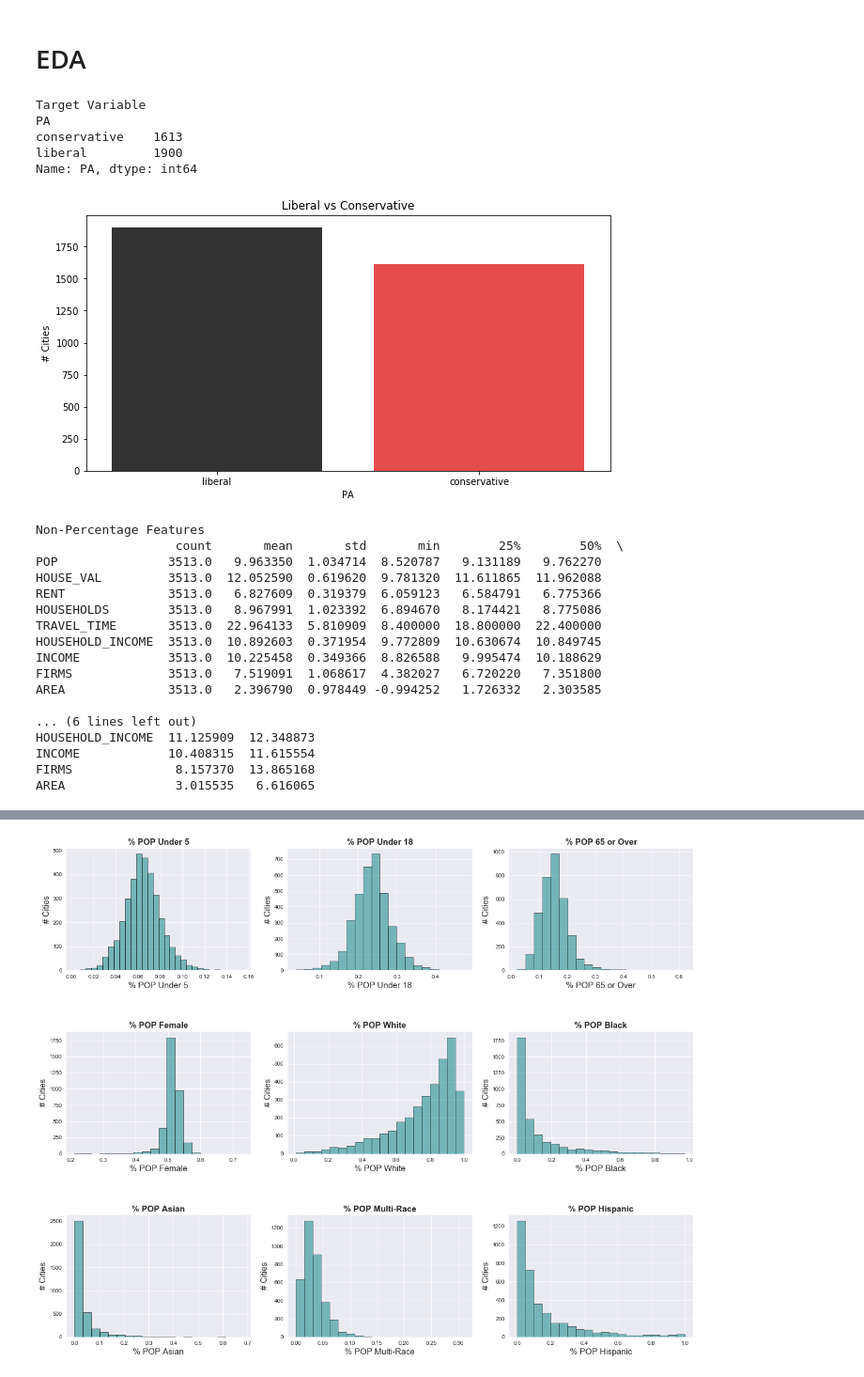
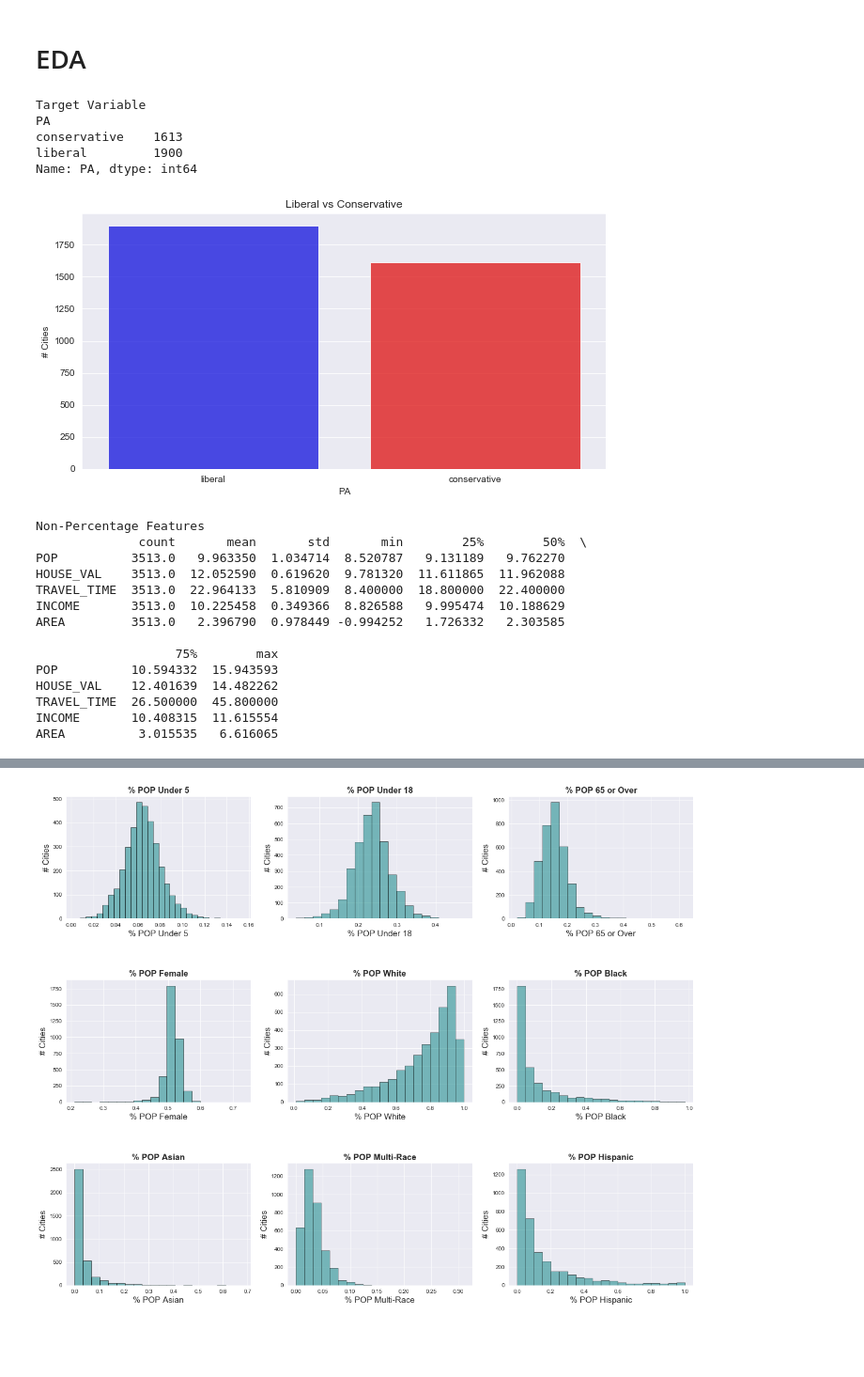
Before and after one commit to CaryMosley/PoliticalAffiliation, a Jupyter notebook: CleanAndEDA.ipynb, the cells around one changed output, grey strips where cells are left out. Shown at 94% size. Drawn from its saved outputs; the diff is of its cells as text; code cells hidden in the pictures; blank space fills up the shorter version.

Commit message:
More graphs

```diff
--- a/CleanAndEDA.ipynb
+++ b/CleanAndEDA.ipynb
@@ -380,7 +384,7 @@ df.shape
 # %% [output]
 (3513, 38)
 # %%
-logs = ['POP','HOUSE_VAL','RENT', 'HOUSES','HOUSEHOLDS','HOUSEHOLD_INCOME','INCOME','FIRMS', 'AREA']
+logs = ['POP','HOUSE_VAL','RENT','HOUSEHOLDS','HOUSEHOLD_INCOME','INCOME','FIRMS', 'AREA']
 for col in logs:
     df[col]=np.log(df[col])
 # %%
@@ -418,0 +434,2 @@ remove_outliers(continuous, df)
+# %%
+df.drop(columns = ['HOUSEHOLDS','FIRMS','OTHER_HOME_LANG','RENT','INTERNET','HOUSEHOLD_INCOME'],inplace=True)
@@ -421,47 +445,43 @@ remove_outliers(continuous, df)
 # %%
 
 # Politics Count
 print('Target Variable')
 print(df.groupby(['PA']).PA.count())
 
 # Target Variable Countplot
 plt.figure(figsize = (10,5))
-sns.countplot(df['PA'], alpha =.80, palette= ['black','red'])
+sns.countplot(df['PA'], alpha =.80, palette= ['blue','red'])
 plt.title('Liberal vs Conservative')
 plt.ylabel('# Cities')
 plt.show()
 # %% [output]
 Target Variable
 PA
 conservative    1613
 liberal         1900
 Name: PA, dtype: int64
-[figure, old version]
+[figure, new version]
 # %%
 
 # Identify non-percentage continuous features
 print('Non-Percentage Features')
-non_percentage = ['POP','HOUSE_VAL','RENT', 'HOUSEHOLDS', 'TRAVEL_TIME',
-                  'HOUSEHOLD_INCOME', 'INCOME','FIRMS','AREA']
+non_percentage = ['POP','HOUSE_VAL', 'TRAVEL_TIME', 'INCOME','AREA']
 print(df[non_percentage].describe().transpose())
 # %% [output]
 Non-Percentage Features
-                   count       mean       std       min        25%        50%  \
-POP               3513.0   9.963350  1.034714  8.520787   9.131189   9.762270
-HOUSE_VAL         3513.0  12.052590  0.619620  9.781320  11.611865  11.962088
-RENT              3513.0   6.827609  0.319379  6.059123   6.584791   6.775366
-HOUSEHOLDS        3513.0   8.967991  1.023392  6.894670   8.174421   8.775086
-TRAVEL_TIME       3513.0  22.964133  5.810909  8.400000  18.800000  22.400000
-HOUSEHOLD_INCOME  3513.0  10.892603  0.371954  9.772809  10.630674  10.849745
-INCOME            3513.0  10.225458  0.349366  8.826588   9.995474  10.188629
-FIRMS             3513.0   7.519091  1.068617  4.382027   6.720220   7.351800
-AREA              3513.0   2.396790  0.978449 -0.994252   1.726332   2.303585
+              count       mean       std       min        25%        50%  \
+POP          3513.0   9.963350  1.034714  8.520787   9.131189   9.762270
+HOUSE_VAL    3513.0  12.052590  0.619620  9.781320  11.611865  11.962088
+TRAVEL_TIME  3513.0  22.964133  5.810909  8.400000  18.800000  22.400000
+INCOME       3513.0  10.225458  0.349366  8.826588   9.995474  10.188629
+AREA         3513.0   2.396790  0.978449 -0.994252   1.726332   2.303585
 
-... (6 lines left out)
-HOUSEHOLD_INCOME  11.125909  12.348873
-INCOME            10.408315  11.615554
-FIRMS              8.157370  13.865168
-AREA               3.015535   6.616065
+                   75%        max
+POP          10.594332  15.943593
+HOUSE_VAL    12.401639  14.482262
+TRAVEL_TIME  26.500000  45.800000
+INCOME       10.408315  11.615554
+AREA          3.015535   6.616065
 # %%
 # Subplots of Non-Percentage Features
 sns.set_style('darkgrid')
```
Also changed, not shown: parts of 19 cells of this notebook.
